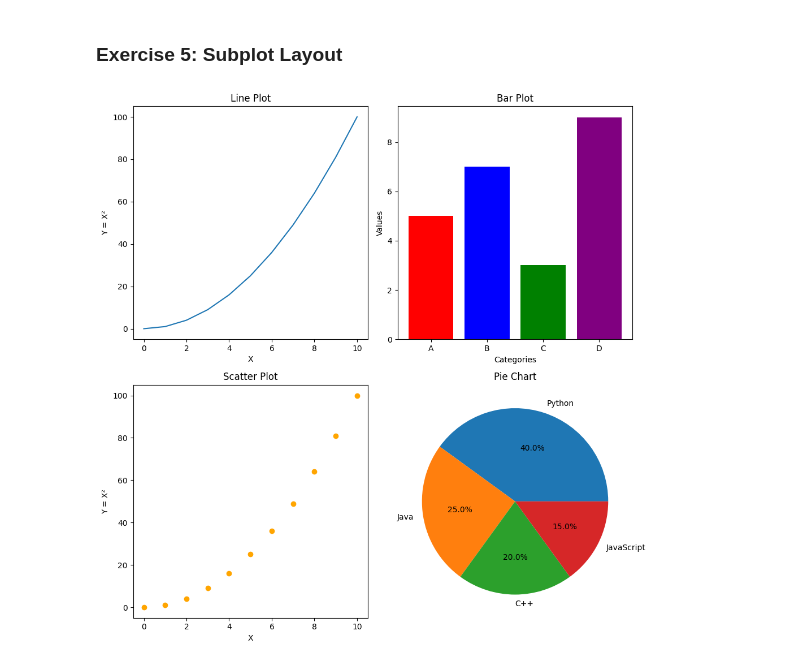
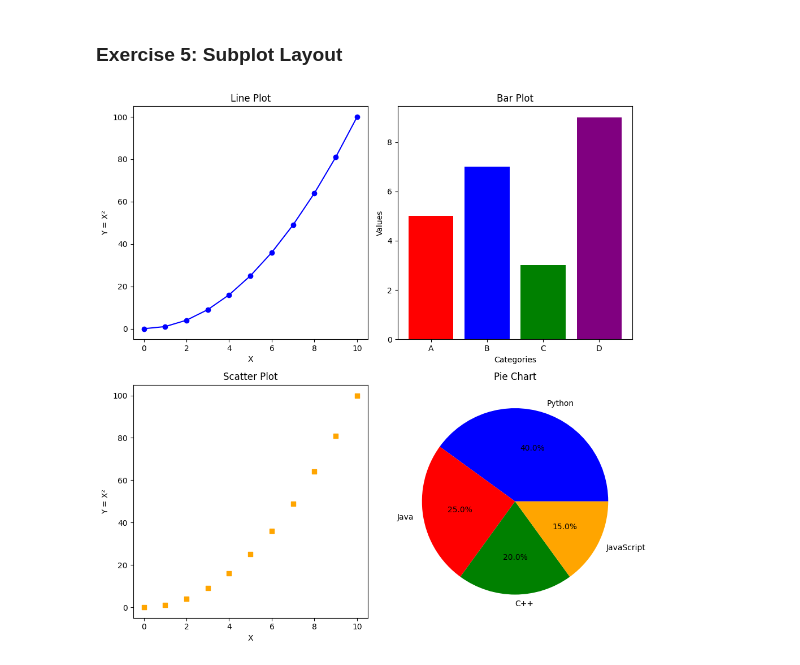
Before and after one commit to faru529/python-jupyter-template, a Jupyter notebook: src/5-subplot.ipynb, the cells around one changed output. Cells and saved outputs as stored; diff of their text form; code cells hidden in the pictures.

```diff
--- a/src/5-subplot.ipynb
+++ b/src/5-subplot.ipynb
@@ -6,40 +6,64 @@
 # %%
 import matplotlib.pyplot as plt
 import numpy as np
 x = np.arange(11)
 y = x**2
 
 categories = ['A', 'B', 'C', 'D']
 values = [5, 7, 3, 9]
 
 labels = ['Python', 'Java', 'C++', 'JavaScript']
 sizes = [40, 25, 20, 15]
 
-# Create a 2x2 grid of subplots
-fig, axs = plt.subplots(2, 2, figsize=(10, 10))
+try:
+    # Check if categories and values have the same length
+    if len(categories) != len(values):
+        raise ValueError("Categories and values lists must have the same length.")
 
-# First subplot: Line plot
-axs[0, 0].plot(x, y)
-axs[0, 0].set_title('Line Plot')
-axs[0, 0].set_xlabel('X')
-axs[0, 0].set_ylabel('Y = X²')
+    # Check if labels and sizes have the same length
+    if len(labels) != len(sizes):
+        raise ValueError("Labels and sizes lists must have the same length.")
 
-# Second subplot: Bar plot
-axs[0, 1].bar(categories, values, color=['red', 'blue', 'green', 'purple'])
-axs[0, 1].set_title('Bar Plot')
-axs[0, 1].set_xlabel('Categories')
-axs[0, 1].set_ylabel('Values')
+    # Check if sizes add up to a reasonable total (e.g., 100 for percentage-based pie chart)
+    if sum(sizes) <= 0:
+        raise ValueError("Sum of pie chart sizes must be greater than zero.")
 
-# Third subplot: Scatter plot
-axs[1, 0].scatter(x, y, color='orange')
-axs[1, 0].set_title('Scatter Plot')
-axs[1, 0].set_xlabel('X')
-axs[1, 0].set_ylabel('Y = X²')
+    # Check if x and y have the same length for line and scatter plots
+    if len(x) != len(y):
+        raise ValueError("X and Y data for plots must have the same length.")
 
-# Fourth subplot: Pie chart
-axs[1, 1].pie(sizes, labels=labels, autopct='%1.1f%%')
-axs[1, 1].set_title('Pie Chart')
-plt.tight_layout()
-plt.show()
+    # Create a 2x2 grid of subplots
+    fig, axs = plt.subplots(2, 2, figsize=(10, 10))
+
+    # First subplot: Line plot
+    axs[0, 0].plot(x, y, marker='o', color='b', linestyle='-')
+    axs[0, 0].set_title('Line Plot')
+    axs[0, 0].set_xlabel('X')
+    axs[0, 0].set_ylabel('Y = X²')
+
+    # Second subplot: Bar plot
+    axs[0, 1].bar(categories, values, color=['red', 'blue', 'green', 'purple'])
+    axs[0, 1].set_title('Bar Plot')
+    axs[0, 1].set_xlabel('Categories')
+    axs[0, 1].set_ylabel('Values')
+
+    # Third subplot: Scatter plot
+    axs[1, 0].scatter(x, y, color='orange', marker='s')
+    axs[1, 0].set_title('Scatter Plot')
+    axs[1, 0].set_xlabel('X')
+    axs[1, 0].set_ylabel('Y = X²')
+
+    # Fourth subplot: Pie chart
+    axs[1, 1].pie(sizes, labels=labels, autopct='%1.1f%%', colors=['blue', 'red', 'green', 'orange'])
+    axs[1, 1].set_title('Pie Chart')
+
+    plt.tight_layout()
+    plt.show()
+
+except ValueError as e:
+    print(f"Error: {e}")
+
+except Exception as e:
+    print(f"An unexpected error occurred: {e}")
 # %% [output]
-[figure, old version]
+[figure, new version]
```
Also changed, not shown: 5 other files.
